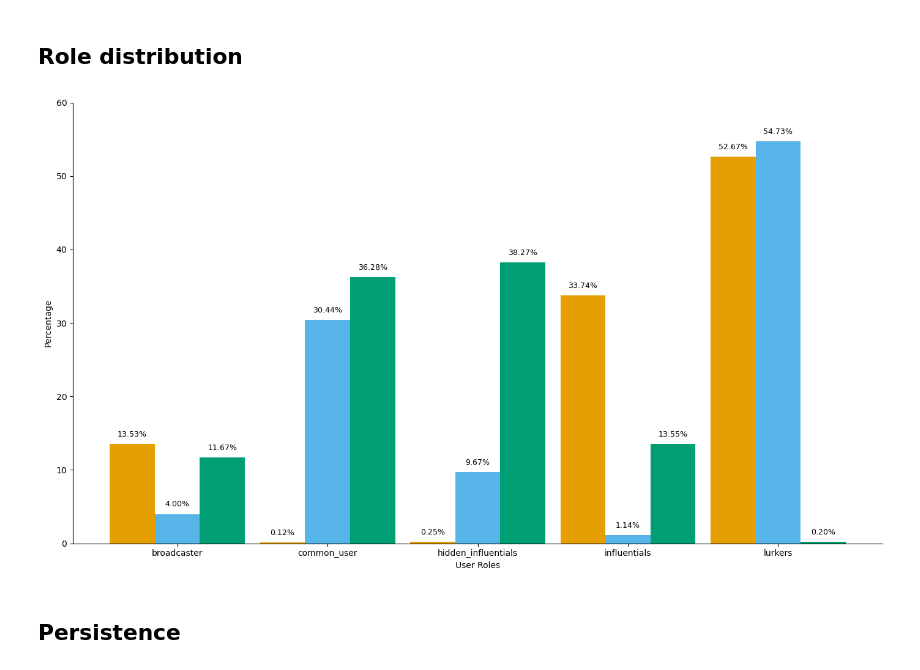
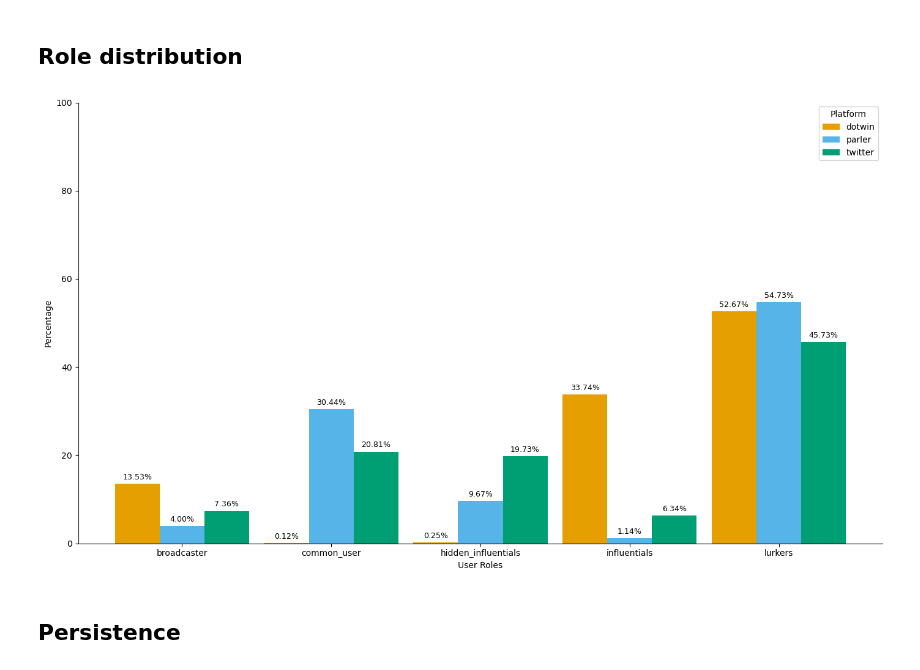
Before and after one commit to nmrastogi/QAnon, a Jupyter notebook: vis_and_test.ipynb, the cells around one changed output. Cells and saved outputs as stored; diff of their text form; code cells hidden in the pictures.

```diff
--- a/vis_and_test.ipynb
+++ b/vis_and_test.ipynb
@@ -980,11 +980,11 @@ import numpy as np
 
 # Corrected Data
 data_corrected = {
-    'broadcaster': [13.53, 4.00, 11.67],
-    'common_user': [0.12, 30.44, 36.28],
-    'hidden_influentials': [0.25, 9.67, 38.27],
-    'influentials': [33.74, 1.14, 13.55],
-    'lurkers': [52.67, 54.73, 0.20]
+    'broadcaster': [13.53, 4.00, 7.36],
+    'common_user': [0.12, 30.44, 20.81],
+    'hidden_influentials': [0.25, 9.67, 19.73],
+    'influentials': [33.74, 1.14, 6.34],
+    'lurkers': [52.67, 54.73, 45.73]
 }
 
 roles = list(data_corrected.keys())
@@ -997,36 +997,36 @@ data_transposed = np.array(list(data_corrected.values())).T
 bar_width = 0.3  # Decrease bar width to reduce space between bars
 index = np.arange(len(roles))  # The x locations for the groups
 
 # Define a colorblind-friendly palette
 colors = ['#E69F00', '#56B4E9', '#009E73']
 
 # Create a figure and axis
 fig, ax = plt.subplots(figsize=(14, 8))
 
 # Plot each platform as a group of bars
 for i, (platform, color) in enumerate(zip(platforms, colors)):
     plt.bar(index + i * bar_width, data_transposed[i], bar_width, label=platform, color=color)
 
 # Add some text for labels, title, and custom x-axis tick labels, etc.
 plt.xlabel('User Roles')
 plt.ylabel('Percentage')
 plt.xticks(index + bar_width * (len(platforms) - 1) / 2, roles)
-plt.ylim(0, 60)  # Limit y-axis to 60
+plt.ylim(0, 100)  # Limit y-axis to 60
 
-
+plt.legend(title="Platform")
 # Removing top and right spines
 ax.spines['top'].set_visible(False)
 ax.spines['right'].set_visible(False)
 
 # Adding percentage labels on top of each bar
 for i, platform in enumerate(platforms):
     for j, v in enumerate(data_transposed[i]):
         plt.text(j + i * bar_width, v + 1, f'{v:.2f}%', ha='center', color='black', fontsize=9)
 
 plt.tight_layout()
 plt.show()
 # %% [output]
-[figure, old version]
+[figure, new version]
 # %% [markdown]
 ## Persistence
 # %%
```
